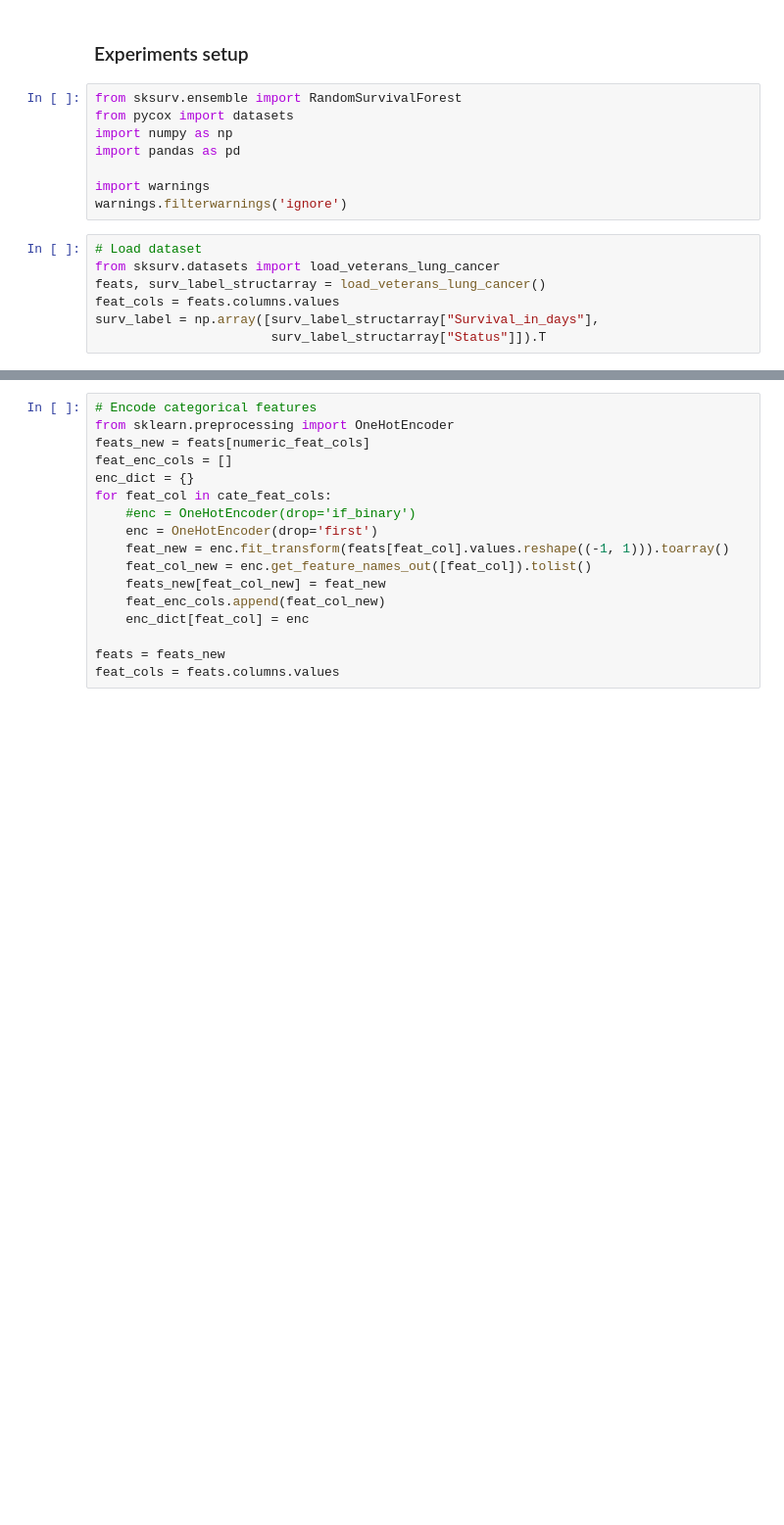
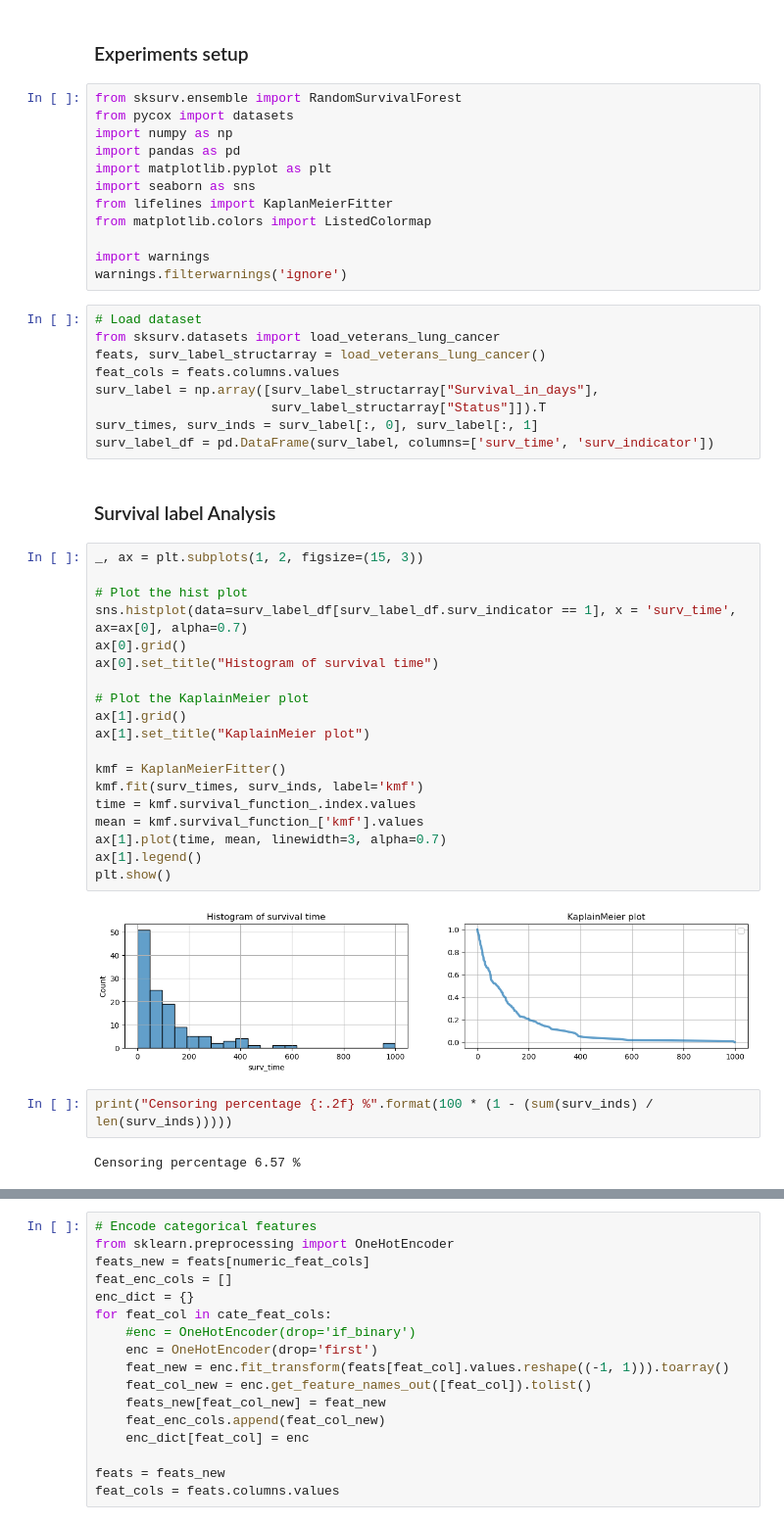
Before and after one commit to TeamHeKA/survinsights, a Jupyter notebook: tutorials-veterans-RSF.ipynb, the cells around one changed output, grey strips where cells are left out. Shown at 98% size. Drawn from its saved outputs; the diff is of its cells as text; blank space fills up the shorter version.

Commit message:
Add the data exploration to the notebook

```diff
--- a/tutorials-veterans-RSF.ipynb
+++ b/tutorials-veterans-RSF.ipynb
@@ -5,6 +5,10 @@ from sksurv.ensemble import RandomSurvivalForest
 from pycox import datasets
 import numpy as np
 import pandas as pd
+import matplotlib.pyplot as plt
+import seaborn as sns
+from lifelines import KaplanMeierFitter
+from matplotlib.colors import ListedColormap
 
 import warnings
 warnings.filterwarnings('ignore')
@@ -15,3 +19,32 @@ feats, surv_label_structarray = load_veterans_lung_cancer()
 feat_cols = feats.columns.values
 surv_label = np.array([surv_label_structarray["Survival_in_days"],
                        surv_label_structarray["Status"]]).T
+surv_times, surv_inds = surv_label[:, 0], surv_label[:, 1]
+surv_label_df = pd.DataFrame(surv_label, columns=['surv_time', 'surv_indicator'])
+# %% [markdown]
+### Survival label Analysis
+# %%
+_, ax = plt.subplots(1, 2, figsize=(15, 3))
+
+# Plot the hist plot
+sns.histplot(data=surv_label_df[surv_label_df.surv_indicator == 1], x = 'surv_time', ax=ax[0], alpha=0.7)
+ax[0].grid()
+ax[0].set_title("Histogram of survival time")
+
+# Plot the KaplainMeier plot
+ax[1].grid()
+ax[1].set_title("KaplainMeier plot")
+
+kmf = KaplanMeierFitter()
+kmf.fit(surv_times, surv_inds, label='kmf')
+time = kmf.survival_function_.index.values
+mean = kmf.survival_function_['kmf'].values
+ax[1].plot(time, mean, linewidth=3, alpha=0.7)
+ax[1].legend()
+plt.show()
+# %% [output]
+[figure, added]
+# %%
+print("Censoring percentage {:.2f} %".format(100 * (1 - (sum(surv_inds) / len(surv_inds)))))
+# %% [output]
+Censoring percentage 6.57 %
```
Also changed, not shown: parts of 10 cells of this notebook.
